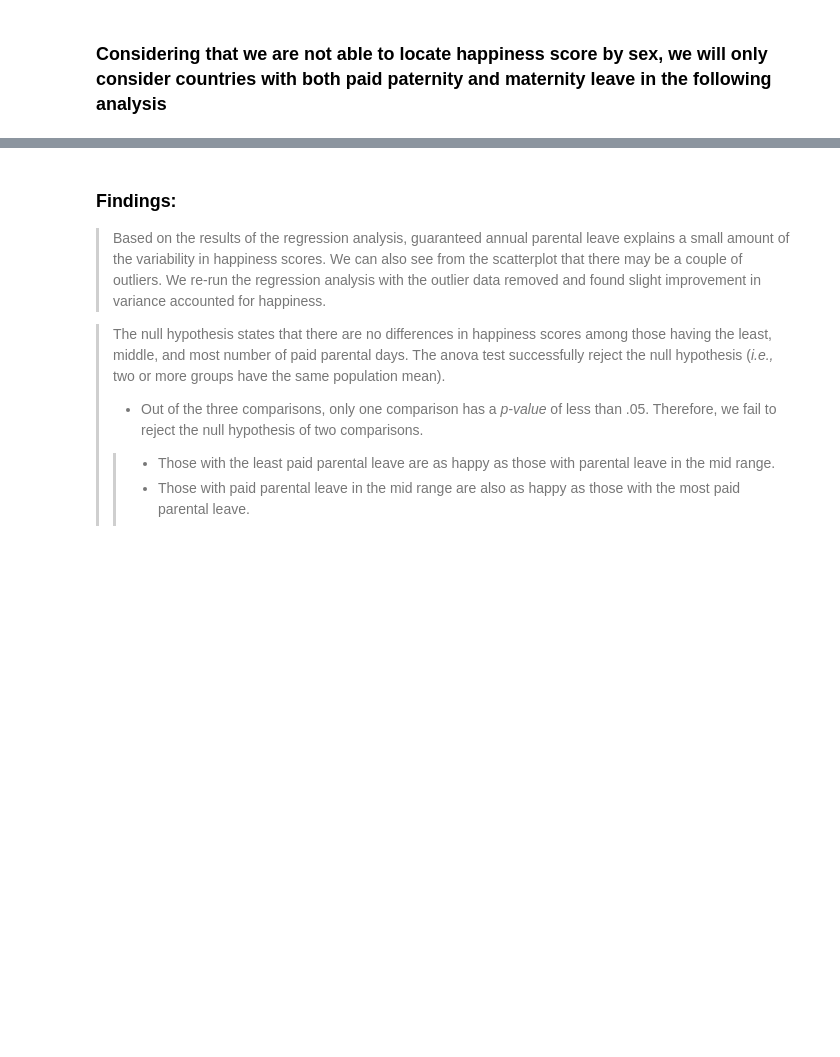
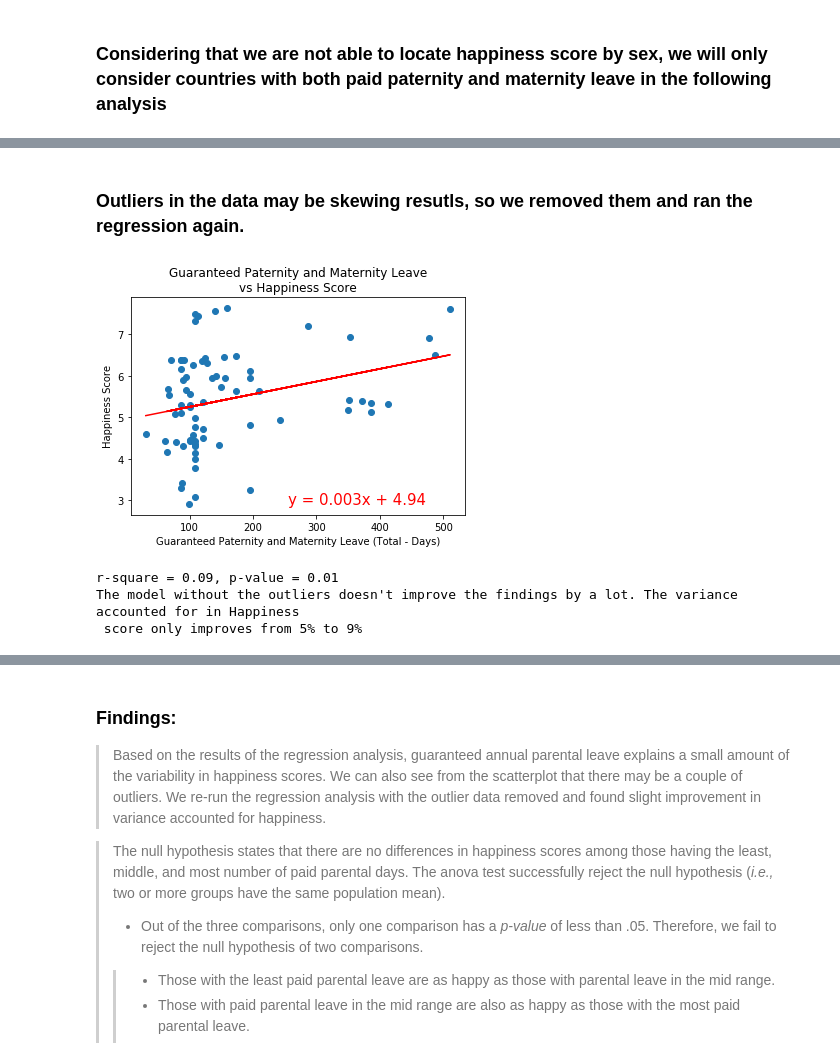
Before and after one commit to jakeportra/Project_1_World_Happiness, a Jupyter notebook: world_happiness.ipynb, the cells around one changed output, grey strips where cells are left out. Drawn from its saved outputs; the diff is of its cells as text; code cells hidden in the pictures; blank space fills up the shorter version.

```diff
--- a/world_happiness.ipynb
+++ b/world_happiness.ipynb
@@ -980,24 +955,33 @@ print(f"r-square = {round(rvalue**2,2)}, p-value = {round(pvalue,2)}")
+# %% [markdown]
+### Outliers in the data may be skewing resutls, so we removed them and ran the regression again.
 # %%
 # looking at the scatterplot, it looks like there is an outlier
 # re-running regression without outliers
 df_wo_outlier = df[df['Total Paternity and Maternity Leave'] < 800]
 
 x_values = df_wo_outlier['Total Paternity and Maternity Leave']
 y_values = df_wo_outlier['Score']
 (slope, intercept, rvalue, pvalue, stderr) = linregress(x_values, y_values)
 regress_values = x_values * slope + intercept
 line_eq = "y = " + str(round(slope,4)) + "x + " + str(round(intercept,2))
 plt.scatter(x_values,y_values)
 plt.plot(x_values,regress_values,"r-")
 plt.annotate(line_eq,((x_values.max()/2),df['Score'].min()),
              fontsize=15,color="red")
+plt.title("Guaranteed Paternity and Maternity Leave\n"
+          "vs Happiness Score")
 plt.xlabel("Guaranteed Paternity and Maternity Leave (Total - Days)")
 plt.ylabel("Happiness Score")
 plt.show()
 
 print(f"r-square = {round(rvalue**2,2)}, p-value = {round(pvalue,2)}")
 print(f"The model without the outliers doesn't improve the findings by a lot. The variance accounted for in Happiness\
     \n score only improves from 5% to 9%")
+# %% [output]
+[figure, added]
+r-square = 0.09, p-value = 0.01
+The model without the outliers doesn't improve the findings by a lot. The variance accounted for in Happiness
+ score only improves from 5% to 9%
 # %%
 # Categorizing the guaranteed total paternity and maternity leave into terciles (3 groups)
 parental_leave_grps = ['Least', 'Middle', 'Most']
```
Also changed, not shown: parts of 9 cells of this notebook.
